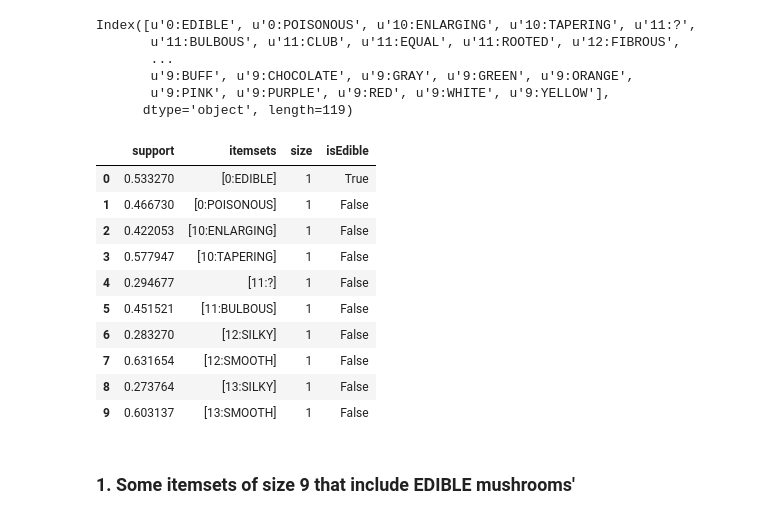
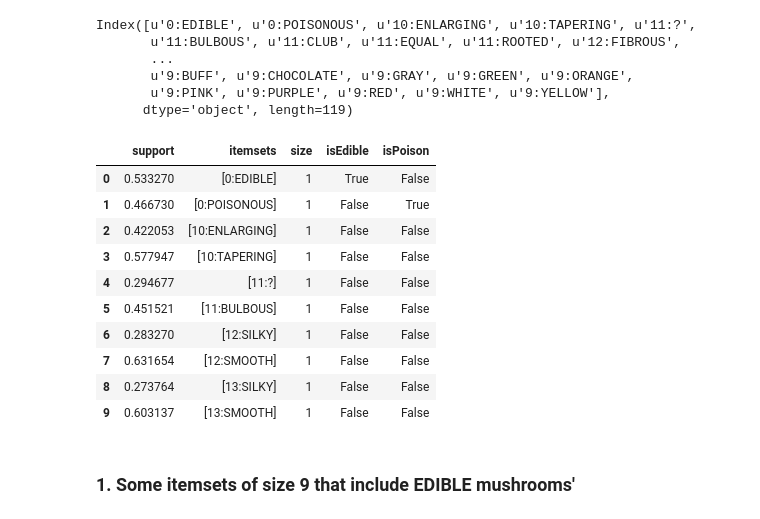
Before and after one commit to Cuspian/data_mining_class, a Jupyter notebook: w2task.ipynb, the cells around one changed output. Drawn from its saved outputs; the diff is of its cells as text; code cells hidden in the pictures.

```diff
--- a/w2task.ipynb
+++ b/w2task.ipynb
@@ -9,7 +9,7 @@ import pandas as pd
 import csv
 
 # Setting pandas to display wider columns (up to 150 characters max per column)
-pd.set_option("display.max_colwidth", 150)
+pd.set_option("display.max_colwidth", 250)
 # %%
 # Loading the dataset
 # The data were accessed from https://archive.ics.uci.edu/ml/machine-learning-databases/mushroom/
@@ -87,22 +87,25 @@ Index([u'0:EDIBLE', u'0:POISONOUS', u'10:ENLARGING', u'10:TAPERING', u'11:?',
        u'9:PINK', u'9:PURPLE', u'9:RED', u'9:WHITE', u'9:YELLOW'],
       dtype='object', length=119)
 # %%
-# Executing the apriori algorithm with minimum support of 0.29 and maximal size of frequent itemsets of 9
-frequent = apriori(encoded_shrooms, min_support = 0.27, max_len = 9, use_colnames = True)
-frequent['size'] = frequent['itemsets'].apply(lambda x: len(x))
-frequent['isEdible'] = frequent['itemsets'].apply(lambda x: '0:EDIBLE' in x)
-frequent.head(10)
+# Executing the apriori algorithm with minimum support of 0.25 and maximal size of frequent itemsets of 9
+frequent = apriori(encoded_shrooms, min_support = 0.25, max_len = 9, use_colnames = True)
-# %% [output]
-|  | support | itemsets | size | isEdible |
-| 0 | 0.533270 | [0:EDIBLE] | 1 | True |
-| 1 | 0.466730 | [0:POISONOUS] | 1 | False |
-| 2 | 0.422053 | [10:ENLARGING] | 1 | False |
-| 3 | 0.577947 | [10:TAPERING] | 1 | False |
-| 4 | 0.294677 | [11:?] | 1 | False |
-| 5 | 0.451521 | [11:BULBOUS] | 1 | False |
-| 6 | 0.283270 | [12:SILKY] | 1 | False |
-| 7 | 0.631654 | [12:SMOOTH] | 1 | False |
-| 8 | 0.273764 | [13:SILKY] | 1 | False |
-| 9 | 0.603137 | [13:SMOOTH] | 1 | False |
+# %%
+# Edible and poisonous subsets
+frequent['size'] = frequent['itemsets'].apply(lambda x: len(x))
+frequent['isEdible'] = frequent['itemsets'].apply(lambda x: '0:EDIBLE' in x)
+frequent['isPoison'] = frequent['itemsets'].apply(lambda x: '0:POISONOUS' in x)
+frequent.head(10)
+# %% [output]
+|  | support | itemsets | size | isEdible | isPoison |
+| 0 | 0.533270 | [0:EDIBLE] | 1 | True | False |
+| 1 | 0.466730 | [0:POISONOUS] | 1 | False | True |
+| 2 | 0.422053 | [10:ENLARGING] | 1 | False | False |
+| 3 | 0.577947 | [10:TAPERING] | 1 | False | False |
+| 4 | 0.294677 | [11:?] | 1 | False | False |
+| 5 | 0.451521 | [11:BULBOUS] | 1 | False | False |
+| 6 | 0.283270 | [12:SILKY] | 1 | False | False |
+| 7 | 0.631654 | [12:SMOOTH] | 1 | False | False |
+| 8 | 0.273764 | [13:SILKY] | 1 | False | False |
+| 9 | 0.603137 | [13:SMOOTH] | 1 | False | False |
 # %% [markdown]
 ### 1. Some itemsets of size 9 that include EDIBLE mushrooms'
```
Also changed, not shown: parts of 39 cells of this notebook.
